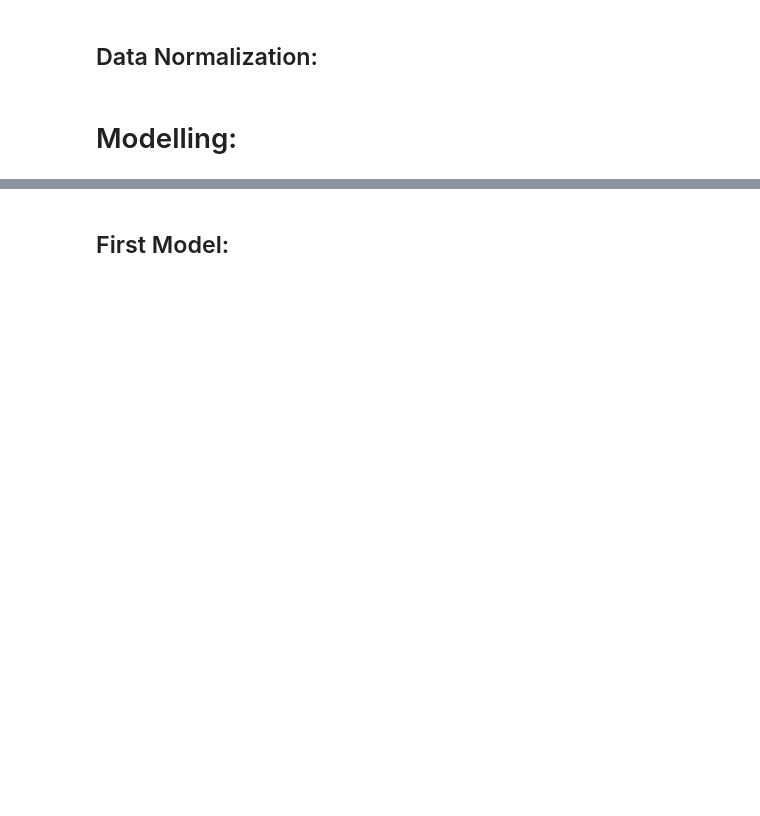
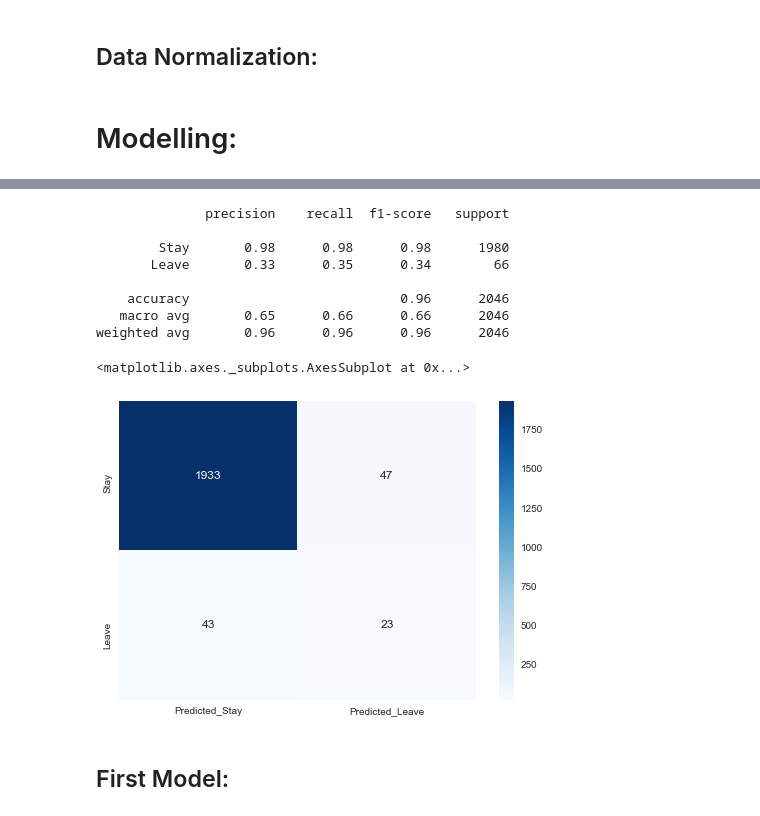
Before and after one commit to chungthuang/DeepLearning, a Jupyter notebook: Deep_Learning_Project.ipynb, the cells around one changed output, grey strips where cells are left out. Saved outputs shown, nothing was run; the diff lists cells and outputs as text; code cells hidden in the pictures; blank space fills up the shorter version.

```diff
--- a/Deep_Learning_Project.ipynb
+++ b/Deep_Learning_Project.ipynb
@@ -540,0 +562,3 @@ X_test = sc.transform(X_test)
+# %%
+y_pred = model.predict(X_test)
+y_pred = (y_pred > 0.5)
@@ -541,3 +578,20 @@ X_test = sc.transform(X_test)
+# %%
+cm = confusion_matrix(y_test, y_pred)
+target_names = ['Stay', 'Leave']
+print(classification_report(y_test, y_pred, target_names=target_names))
+plt.figure()
+sns.heatmap(cm, cmap='Blues', annot=True, fmt='d', yticklabels=target_names, xticklabels=['Predicted_Stay', 'Predicted_Leave'])
+# %% [output]
+              precision    recall  f1-score   support
+
+        Stay       0.98      0.98      0.98      1980
+       Leave       0.33      0.35      0.34        66
+
+    accuracy                           0.96      2046
+   macro avg       0.65      0.66      0.66      2046
+weighted avg       0.96      0.96      0.96      2046
+<matplotlib.axes._subplots.AxesSubplot at 0x...>
+[figure, added]
 # %% [markdown]
 ## First Model:
 # %%
```
Also changed, not shown: parts of 37 cells of this notebook.
